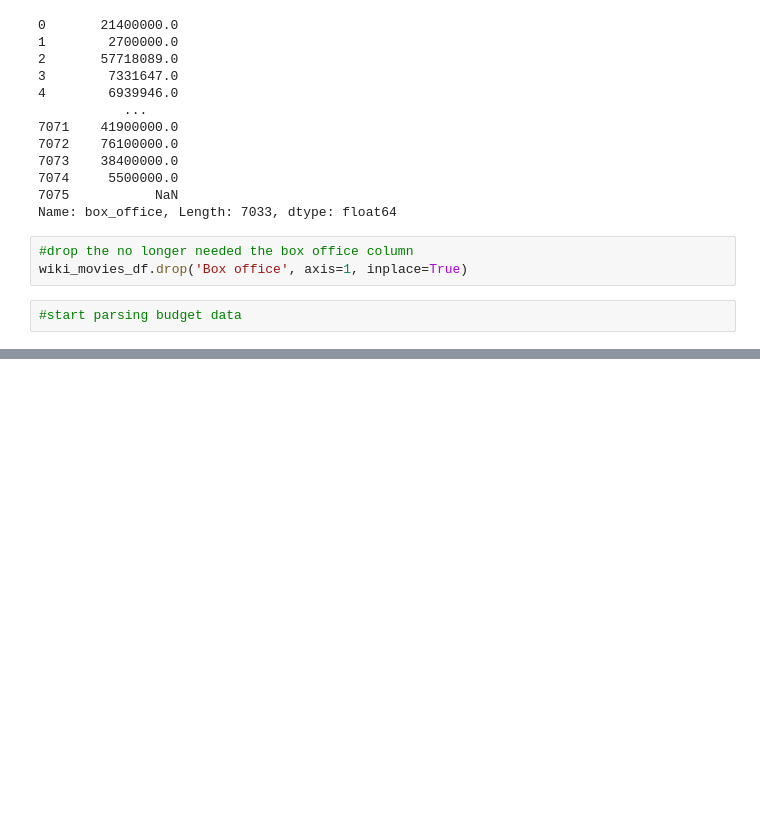
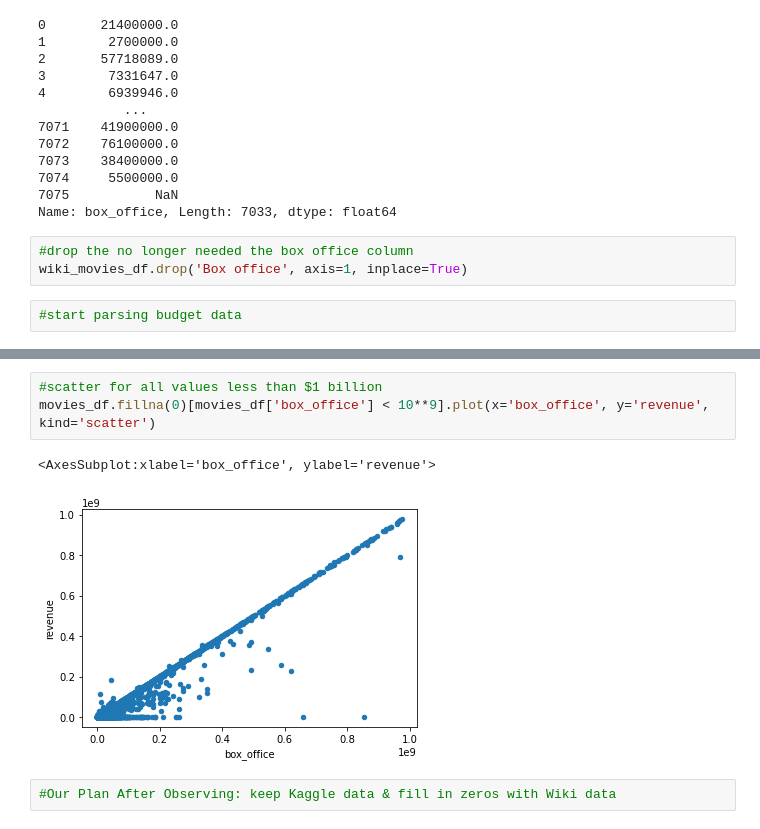
Before and after one commit to byrne6c/Movies-ETL, a Jupyter notebook: Movies-ELT.ipynb, the cells around one changed output, grey strips where cells are left out. Drawn from its saved outputs; the diff is of its cells as text; blank space fills up the shorter version.

```diff
--- a/Movies-ELT.ipynb
+++ b/Movies-ELT.ipynb
@@ -796,0 +883,8 @@ Name: rating, dtype: float64
+# %%
+#scatter for all values less than $1 billion
+movies_df.fillna(0)[movies_df['box_office'] < 10**9].plot(x='box_office', y='revenue', kind='scatter')
+# %% [output]
+<AxesSubplot:xlabel='box_office', ylabel='revenue'>
+[figure, added]
+# %%
+#Our Plan After Observing: keep Kaggle data & fill in zeros with Wiki data
```
Also changed, not shown: parts of 87 cells of this notebook.
